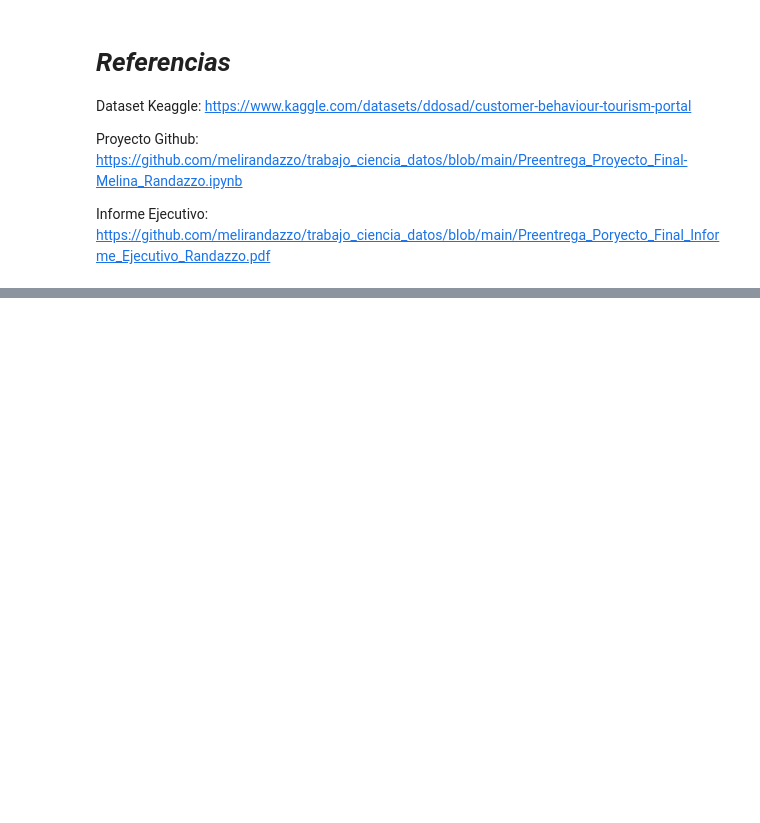
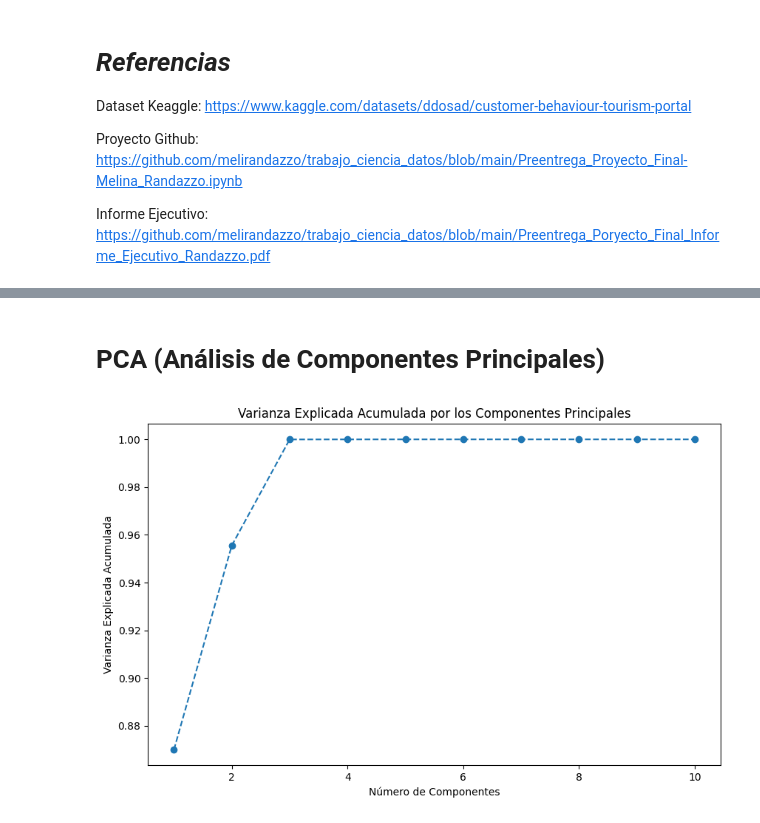
Before and after one commit to melirandazzo/trabajo_ciencia_datos, a Jupyter notebook: Actualizado_Preentrega_Proyecto_Final-Melina_Randazzo.ipynb, the cells around one changed output, grey strips where cells are left out. Saved outputs shown, nothing was run; the diff lists cells and outputs as text; code cells hidden in the pictures; blank space fills up the shorter version.

```diff
--- a/Actualizado_Preentrega_Proyecto_Final-Melina_Randazzo.ipynb
+++ b/Actualizado_Preentrega_Proyecto_Final-Melina_Randazzo.ipynb
@@ -691,0 +795,20 @@ Informe Ejecutivo: https://github.com/melirandazzo/trabajo_ciencia_datos/blob/ma
+# %%
+from sklearn.feature_selection import RFE
+from sklearn.ensemble import RandomForestClassifier
+
+# Supongamos que 'df_encoded' es tu DataFrame codificado
+X = df_encoded.drop('Taken_product', axis=1)  # Features (sin la columna objetivo)
+y = df_encoded['Taken_product']  # Variable objetivo
+
+X = X.fillna(X.mean())
+
+# Inicializar el modelo
+model = RandomForestClassifier(n_estimators=100, random_state=42)
+
+# Crear el eliminador de características RFE
+selector = RFE(estimator=model, n_features_to_select=10, step=1)
+selector = selector.fit(X, y)
+
+# Mostrar las características seleccionadas
+selected_features = X.columns[selector.support_]
+print("Características seleccionadas por RFE:", selected_features)
@@ -691,0 +824,19 @@ Informe Ejecutivo: https://github.com/melirandazzo/trabajo_ciencia_datos/blob/ma
+# %% [markdown]
+# PCA (Análisis de Componentes Principales)
+# %%
+from sklearn.decomposition import PCA
+import matplotlib.pyplot as plt
+
+# Inicializar PCA y ajustar los datos
+pca = PCA(n_components=10)
+pca.fit(X)
+
+# Graficar la varianza explicada acumulada
+plt.figure(figsize=(10, 6))
+plt.plot(range(1, 11), pca.explained_variance_ratio_.cumsum(), marker='o', linestyle='--')
+plt.title('Varianza Explicada Acumulada por los Componentes Principales')
+plt.xlabel('Número de Componentes')
+plt.ylabel('Varianza Explicada Acumulada')
+plt.show()
+# %% [output]
+[figure, added]
```
Also changed, not shown: parts of 18 cells of this notebook.
